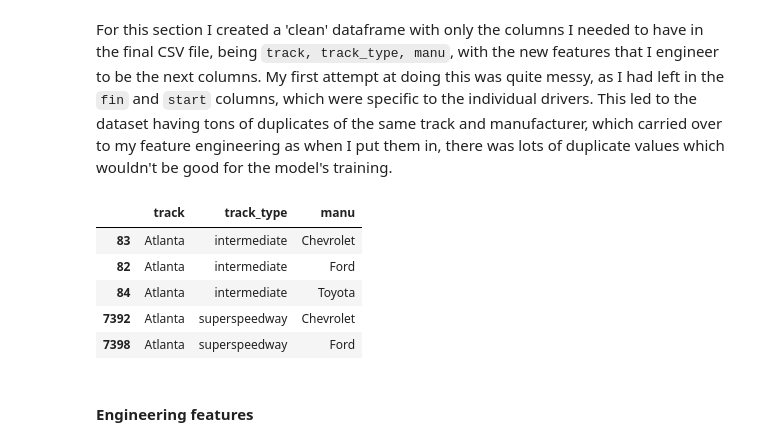
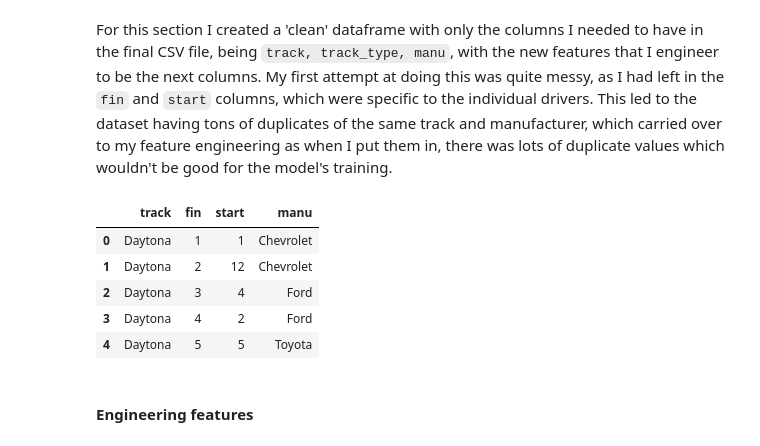
Before and after one commit to TempeHS/2026SE_MLOPSTask_Kevin.T, a Jupyter notebook: 2.Model_Development/2.1.Data_Wrangling/2.1.2.data_wrangling_feature_engineering.ipynb, the cells around one changed output. Saved outputs shown, nothing was run; the diff lists cells and outputs as text; code cells hidden in the pictures.

```diff
--- a/2.Model_Development/2.1.Data_Wrangling/2.1.2.data_wrangling_feature_engineering.ipynb
+++ b/2.Model_Development/2.1.Data_Wrangling/2.1.2.data_wrangling_feature_engineering.ipynb
@@ -39,40 +40,36 @@ data_frame = pd.read_csv("NASCAR 2017-2024 Full Race  Points Data - Cup.csv")
 # %% [markdown]
 For this section I created a 'clean' dataframe with only the columns I needed to have in the final CSV file, being `track, track_type, manu`, with the new features that I engineer to be the next columns. My first attempt at doing this was quite messy, as I had left in the `fin` and `start` columns, which were specific to the individual drivers. This led to the dataset having tons of duplicates of the same track and manufacturer, which carried over to my feature engineering as when I put them in, there was lots of duplicate values which wouldn't be good for the model's training.
 # %%
-clean_dataframe = data_frame.drop(columns=[
-            "year",
-            "fin",
-            "start",
-            "car_num",
-            "driver",
-            "team_name",
-            "laps",
-            "laps_led",
-            "status",
-            "points",
-            "stage_1",
-            "stage_2",
-            "stage_3_or_duel",
-            "stage_points"
-        ]
-    )
-
-clean_dataframe = (
-    clean_dataframe
-    .sort_values(["track", "track_type", "manu"]) #sort it
-    .drop(columns=["race_num"]) #then drop race num because i dont need it
-    .drop_duplicates()
+clean_dataframe = data_frame.drop(
+    columns=[
+        "year",
+        "race_num",
+        "track_type",
+        "car_num",
+        "driver",
+        "team_name",
+        "laps",
+        "laps_led",
+        "status",
+        "points",
+        "stage_1",
+        "stage_2",
+        "stage_3_or_duel",
+        "stage_points",
+        # "start",
+        # "fin"
+    ]
 )
 
 
 clean_dataframe.head()
 # %% [output]
-|  | track | track_type | manu |
-| 83 | Atlanta | intermediate | Chevrolet |
-| 82 | Atlanta | intermediate | Ford |
-| 84 | Atlanta | intermediate | Toyota |
-| 7392 | Atlanta | superspeedway | Chevrolet |
-| 7398 | Atlanta | superspeedway | Ford |
+|  | track | fin | start | manu |
+| 0 | Daytona | 1 | 1 | Chevrolet |
+| 1 | Daytona | 2 | 12 | Chevrolet |
+| 2 | Daytona | 3 | 4 | Ford |
+| 3 | Daytona | 4 | 2 | Ford |
+| 4 | Daytona | 5 | 5 | Toyota |
 # %% [markdown]
 #### Engineering features
 # %% [markdown]
```
Also changed, not shown: parts of 7 cells of this notebook, 45 other files.
